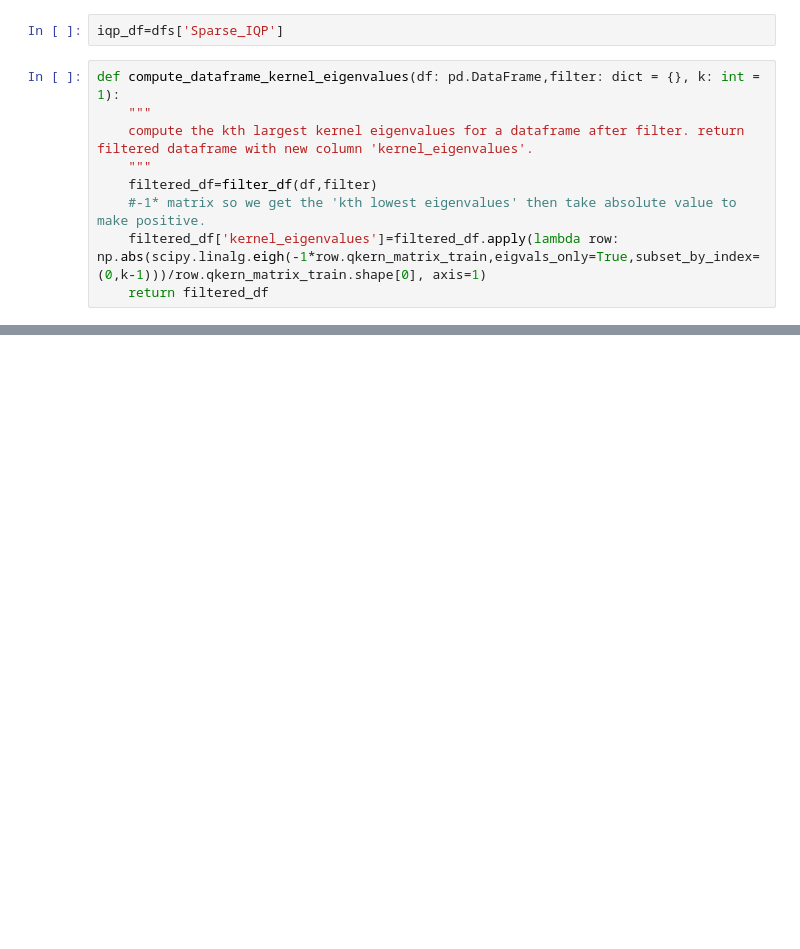
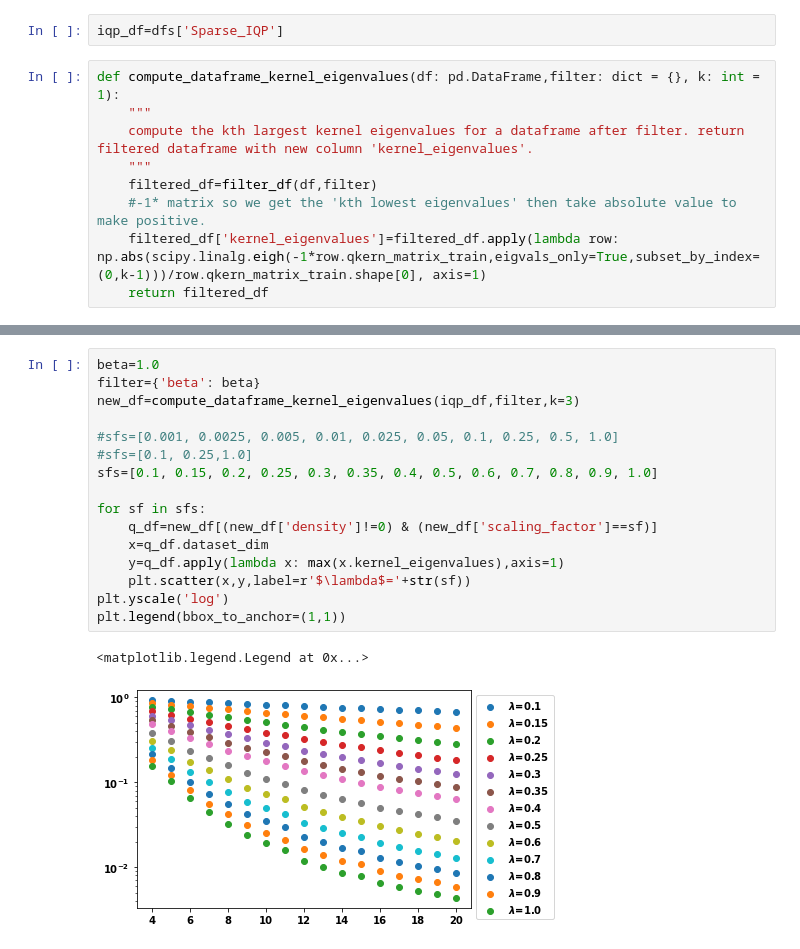
Before and after one commit to lslattery11/quantum_kernel, a Jupyter notebook: notebooks/data_visualization/iqp_fidelity_kernel_decay.ipynb, the cells around one changed output, grey strips where cells are left out. Drawn from its saved outputs; the diff is of its cells as text; blank space fills up the shorter version.

```diff
--- a/notebooks/data_visualization/iqp_fidelity_kernel_decay.ipynb
+++ b/notebooks/data_visualization/iqp_fidelity_kernel_decay.ipynb
@@ -99,0 +116,19 @@ fig.savefig(f'{save_folder}IQP_gennorm_data_surface_plots.pdf')
+# %%
+beta=1.0
+filter={'beta': beta}
+new_df=compute_dataframe_kernel_eigenvalues(iqp_df,filter,k=3)
+
+#sfs=[0.001, 0.0025, 0.005, 0.01, 0.025, 0.05, 0.1, 0.25, 0.5, 1.0]
+#sfs=[0.1, 0.25,1.0]
+sfs=[0.1, 0.15, 0.2, 0.25, 0.3, 0.35, 0.4, 0.5, 0.6, 0.7, 0.8, 0.9, 1.0]
+
+for sf in sfs:
+    q_df=new_df[(new_df['density']!=0) & (new_df['scaling_factor']==sf)]
+    x=q_df.dataset_dim
+    y=q_df.apply(lambda x: max(x.kernel_eigenvalues),axis=1)
+    plt.scatter(x,y,label=r'$\lambda$='+str(sf))
+plt.yscale('log')
+plt.legend(bbox_to_anchor=(1,1))
+# %% [output]
+<matplotlib.legend.Legend at 0x...>
+[figure, added]
```
Also changed, not shown: parts of 6 cells of this notebook, 4 other files.
